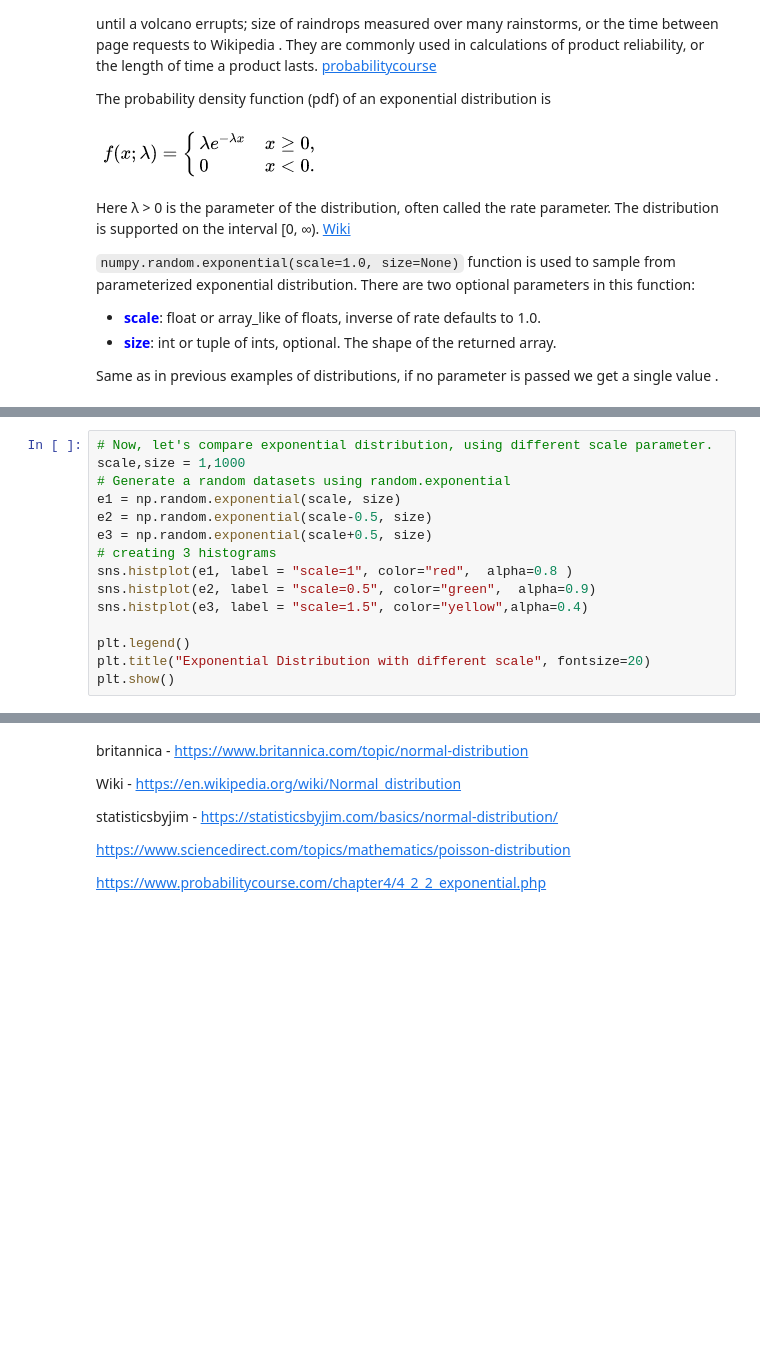
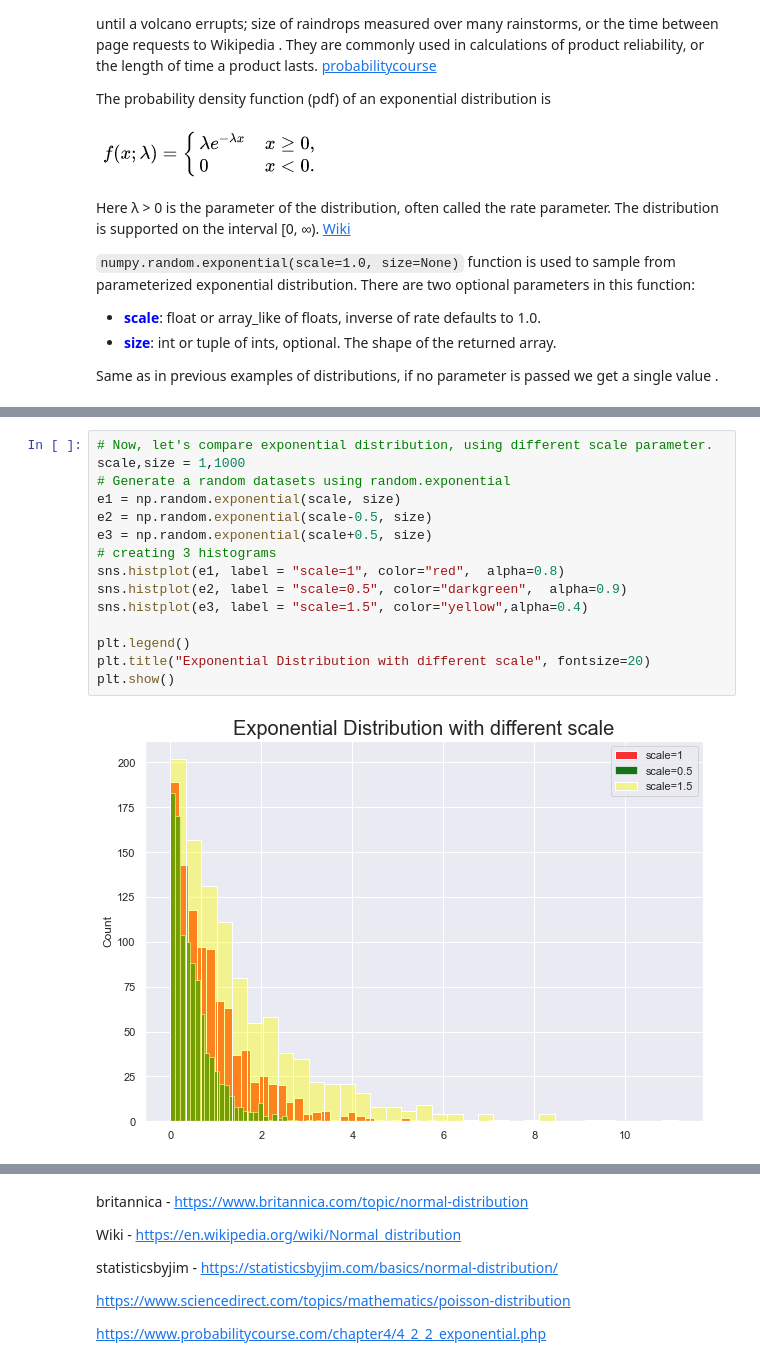
Before and after one commit to angelinka/numpy_assignment, a Jupyter notebook: numPy.ipynb, the cells around one changed output, grey strips where cells are left out. Cells and saved outputs as stored; diff of their text form; blank space fills up the shorter version.

```diff
--- a/numPy.ipynb
+++ b/numPy.ipynb
@@ -599,15 +648,17 @@ plt.show()
 # %%
 # Now, let's compare exponential distribution, using different scale parameter.
 scale,size = 1,1000
 # Generate a random datasets using random.exponential
 e1 = np.random.exponential(scale, size)
 e2 = np.random.exponential(scale-0.5, size)
 e3 = np.random.exponential(scale+0.5, size)
 # creating 3 histograms
-sns.histplot(e1, label = "scale=1", color="red",  alpha=0.8 )
-sns.histplot(e2, label = "scale=0.5", color="green",  alpha=0.9)
+sns.histplot(e1, label = "scale=1", color="red",  alpha=0.8)
+sns.histplot(e2, label = "scale=0.5", color="darkgreen",  alpha=0.9)
 sns.histplot(e3, label = "scale=1.5", color="yellow",alpha=0.4)
 
 plt.legend()
 plt.title("Exponential Distribution with different scale", fontsize=20)
 plt.show()
+# %% [output]
+[figure, added]
```
Also changed, not shown: parts of 44 cells of this notebook.
